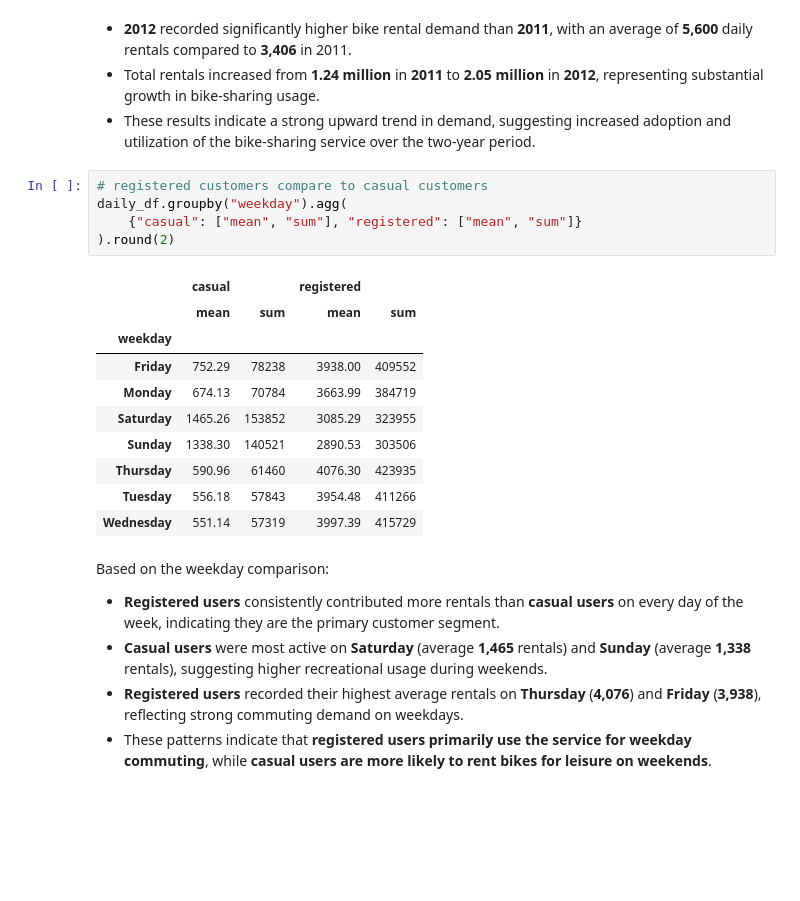
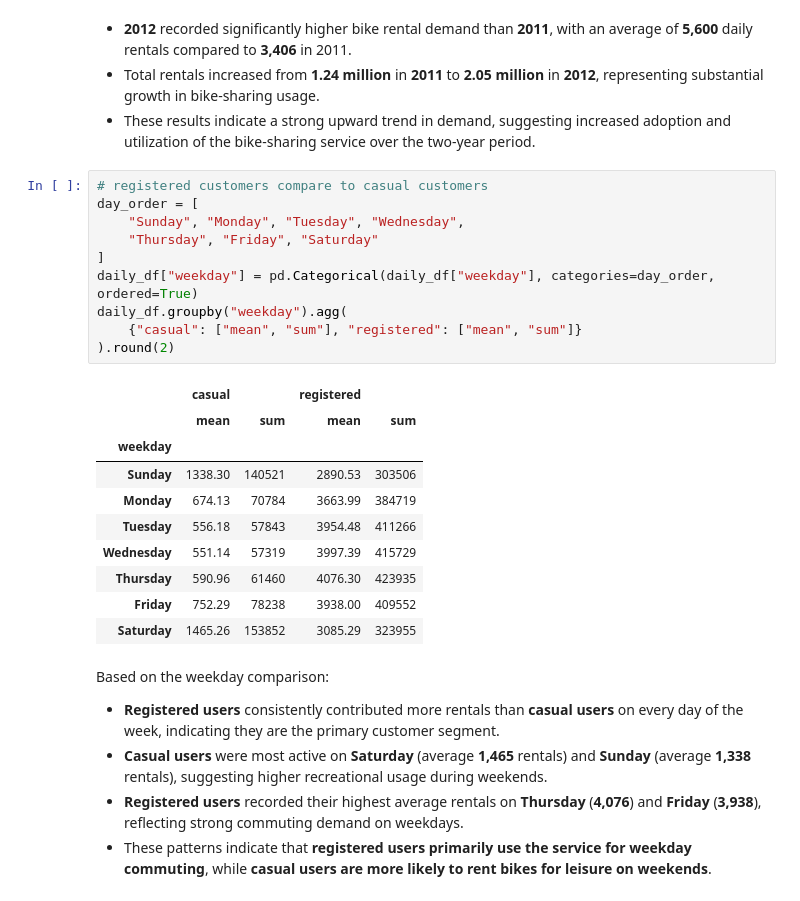
Before and after one commit to muchammadwr/bike-sharing-demand-analysis, a Jupyter notebook: submission/Proyek_Analisis_Data.ipynb, the cells around one changed output. Cells and saved outputs as stored; diff of their text form; blank space fills up the shorter version.

```diff
--- a/submission/Proyek_Analisis_Data.ipynb
+++ b/submission/Proyek_Analisis_Data.ipynb
@@ -745,20 +746,25 @@ daily_df.groupby("year")["count"].agg({"sum", "mean", "count"}).round(2)
 - These results indicate a strong upward trend in demand, suggesting increased adoption and utilization of the bike-sharing service over the two-year period.
 # %%
 # registered customers compare to casual customers
+day_order = [
+    "Sunday", "Monday", "Tuesday", "Wednesday",
+    "Thursday", "Friday", "Saturday"
+]
+daily_df["weekday"] = pd.Categorical(daily_df["weekday"], categories=day_order, ordered=True)
 daily_df.groupby("weekday").agg(
     {"casual": ["mean", "sum"], "registered": ["mean", "sum"]}
 ).round(2)
 # %% [output]
 |  | casual |  | registered |  |
 |  | mean | sum | mean | sum |
 | weekday |  |  |  |  |
-| Friday | 752.29 | 78238 | 3938.00 | 409552 |
+| Sunday | 1338.30 | 140521 | 2890.53 | 303506 |
 | Monday | 674.13 | 70784 | 3663.99 | 384719 |
-| Saturday | 1465.26 | 153852 | 3085.29 | 323955 |
-| Sunday | 1338.30 | 140521 | 2890.53 | 303506 |
-| Thursday | 590.96 | 61460 | 4076.30 | 423935 |
 | Tuesday | 556.18 | 57843 | 3954.48 | 411266 |
 | Wednesday | 551.14 | 57319 | 3997.39 | 415729 |
+| Thursday | 590.96 | 61460 | 4076.30 | 423935 |
+| Friday | 752.29 | 78238 | 3938.00 | 409552 |
+| Saturday | 1465.26 | 153852 | 3085.29 | 323955 |
 # %% [markdown]
 Based on the weekday comparison:
 
```
Also changed, not shown: parts of 52 cells of this notebook.
